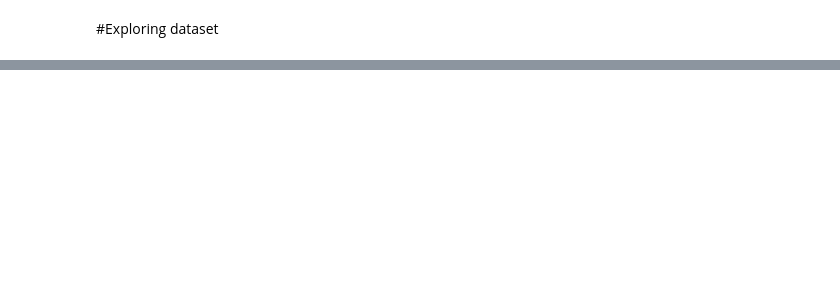
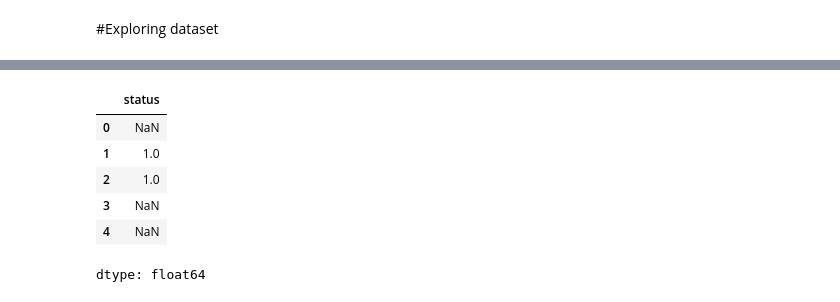
Before and after one commit to islak/phishing-detection, a Jupyter notebook: phishing.ipynb, the cells around one changed output, grey strips where cells are left out. Saved outputs shown, nothing was run; the diff lists cells and outputs as text; code cells hidden in the pictures; blank space fills up the shorter version.

```diff
--- a/phishing.ipynb
+++ b/phishing.ipynb
@@ -197,0 +127,12 @@ plt.show()
+# %%
+df['status'] = df['status'].map({'phishing': 1, 'safe': 0})
+# %%
+df['status'].head()
+# %% [output]
+|  | status |
+| 0 | NaN |
+| 1 | 1.0 |
+| 2 | 1.0 |
+| 3 | NaN |
+| 4 | NaN |
+dtype: float64
```
Also changed, not shown: parts of 30 cells of this notebook.
